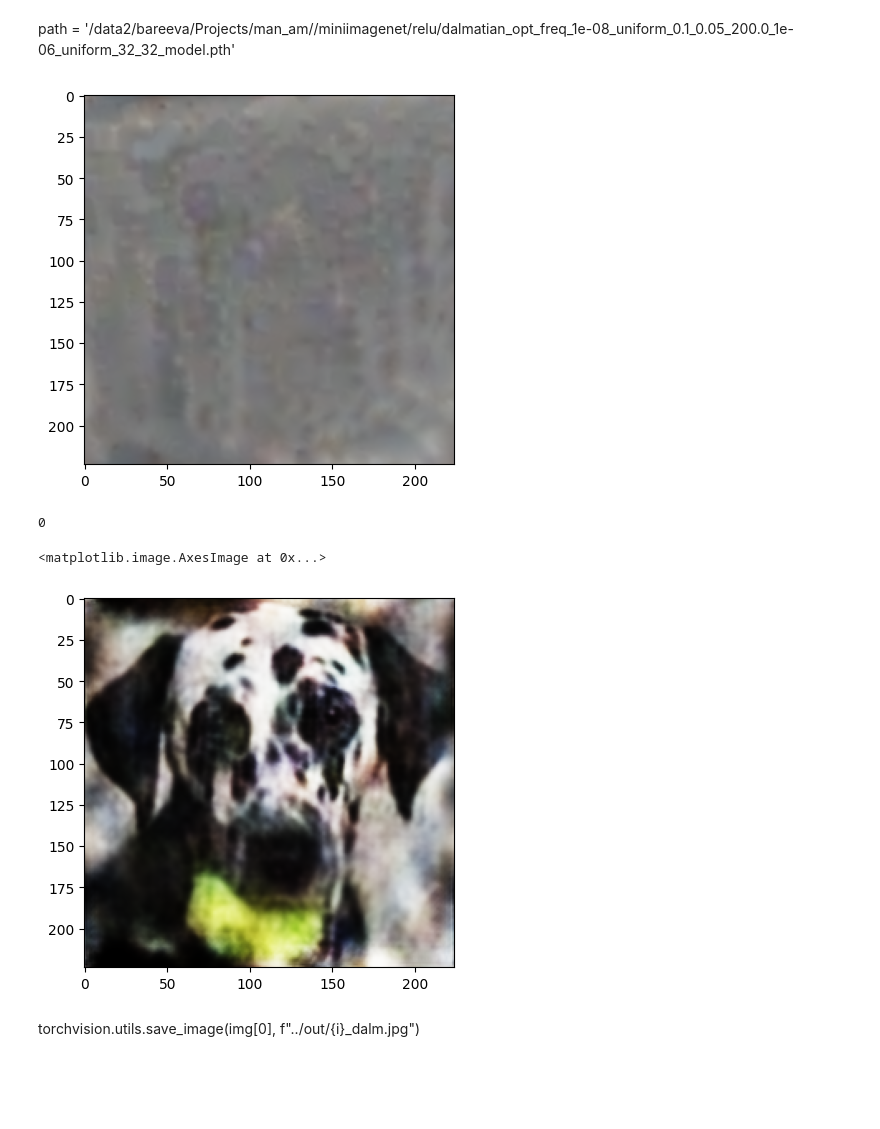
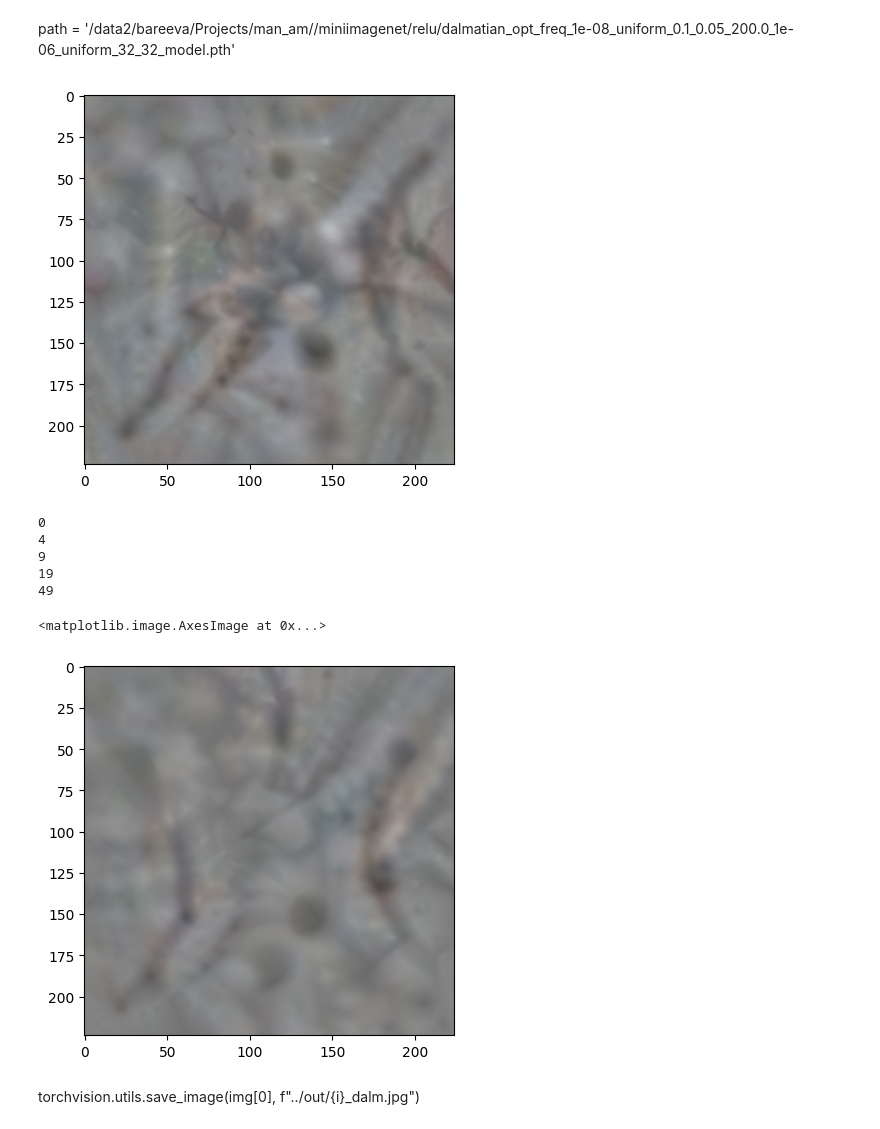
Before and after one commit to dilyabareeva/grad_slingshot, a Jupyter notebook: notebooks/before_after.ipynb, the cells around one changed output. Drawn from its saved outputs; the diff is of its cells as text; code cells hidden in the pictures; blank space fills up the shorter version.

```diff
--- a/notebooks/before_after.ipynb
+++ b/notebooks/before_after.ipynb
@@ -61,7 +61,7 @@ from core.fv_transforms import cifar_dream
 
 image_transforms = cifar_dream
 # %%
-transforms = hydra.utils.instantiate(dataset.fv_transforms)
+image_transforms = hydra.utils.instantiate(dataset.fv_transforms)
 normalize = hydra.utils.instantiate(cfg.data.normalize)
 denormalize = hydra.utils.instantiate(cfg.data.denormalize)
 resize_transforms = hydra.utils.instantiate(cfg.data.resize_transforms)
@@ -74,7 +74,7 @@ noise_dataset = (
         "." + target_img_path,
         normalize,
         denormalize,
-        transforms,
+        image_transforms,
         resize_transforms,
         n_channels,
         fv_sd * 0.01,
@@ -87,7 +87,7 @@ noise_dataset = (
         "." + target_img_path,
         normalize,
         denormalize,
-        transforms,
+        image_transforms,
         resize_transforms,
         n_channels,
         fv_sd * 0.01,
@@ -244,32 +244,36 @@ image_param = dreamer.render(
     width=image_dims,
     height=image_dims,
     iters=100,
-    lr=1.0,
+    lr=0.1,
 )
 
 plt.imshow(image_param)
 plt.show()
 # %% [output]
-[figure, old version]
+[figure, new version]
 # %%
-i = 1
+i = 50
 img, _, tstart = feature_visualisation(
     net=target_model,
     noise_dataset=noise_dataset,
     man_index=77,
-    lr=0.01,
+    lr=0.1,
     n_steps=i,
     init_mean=torch.tensor([]),
     save_list=[1, 5, 10, 20, 50, 100, 2000],
-    # tf = image_transforms,
-    #grad_clip=True,
+    #tf = transforms.Compose(image_transforms),
+    grad_clip=True,
     #adam=True,
 )
 plt.imshow(img[0].permute(1, 2, 0).detach().cpu().numpy())
 # %% [output]
 0
+4
+9
+19
+49
 <matplotlib.image.AxesImage at 0x...>
-[figure, old version]
+[figure, new version]
 # %% [markdown]
 torchvision.utils.save_image(img[0], f"../out/{i}_dalm.jpg")
 # %%
```
Also changed, not shown: parts of 4 cells of this notebook, 12 other files.
